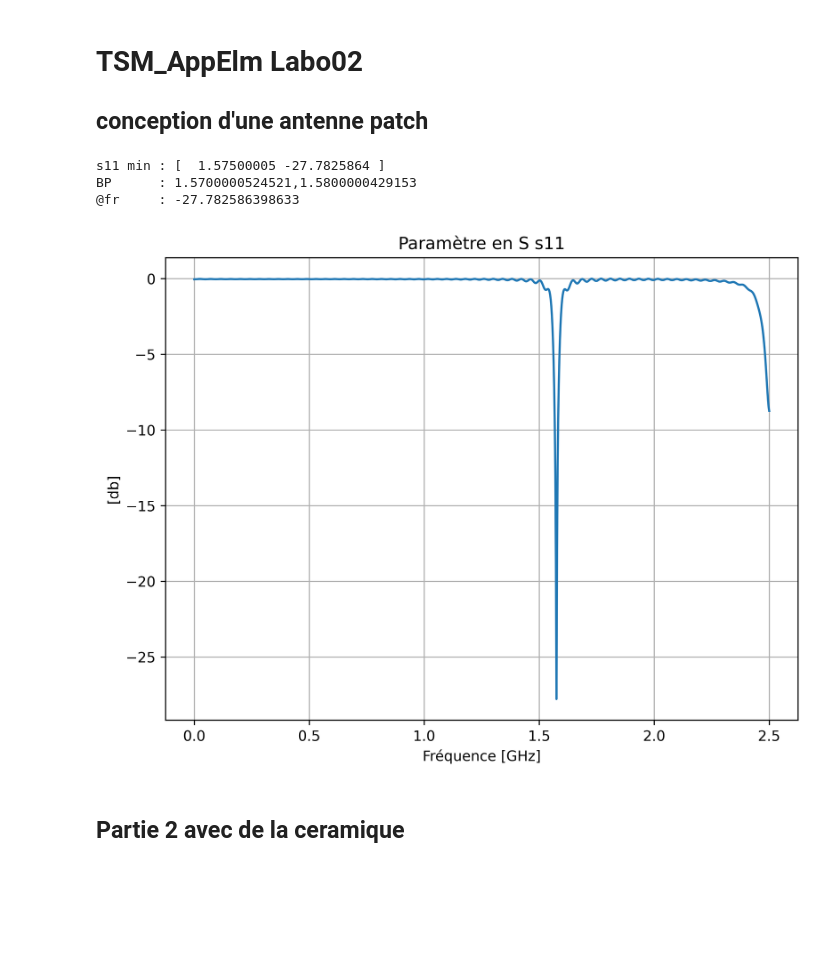
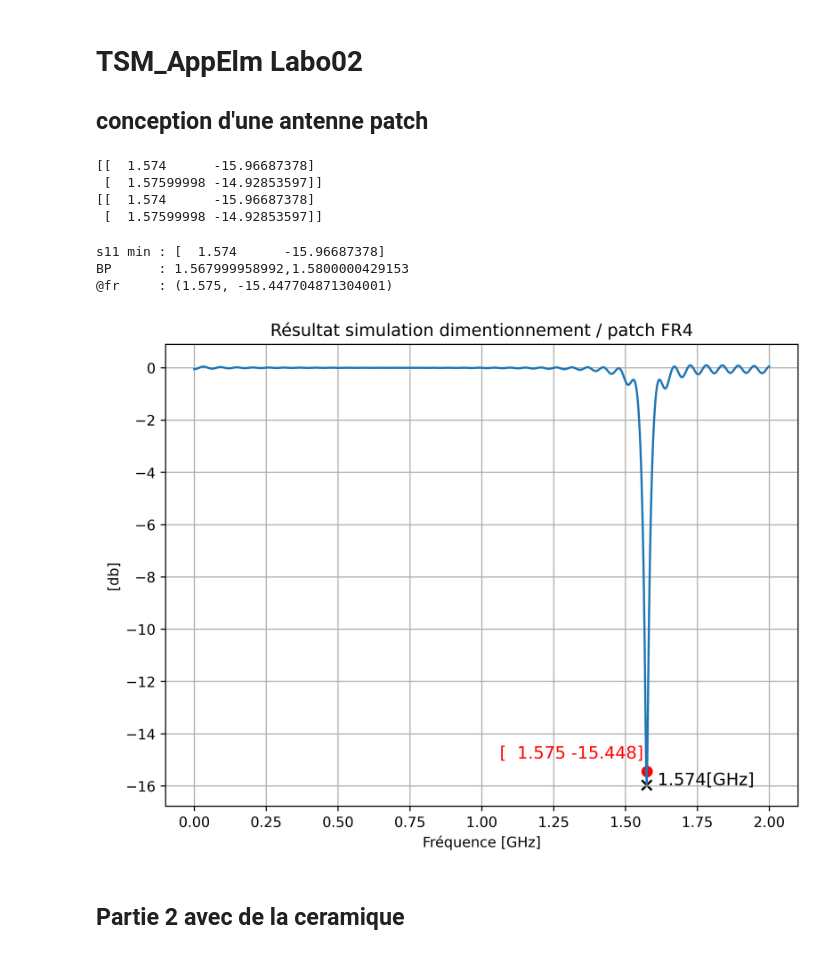
Before and after one commit to quentin-muller/TSMAppElm_Labo02, a Jupyter notebook: Results_patch/compareResult__v2.ipynb, the cells around one changed output. Drawn from its saved outputs; the diff is of its cells as text; code cells hidden in the pictures; blank space fills up the shorter version.

```diff
--- a/Results_patch/compareResult__v2.ipynb
+++ b/Results_patch/compareResult__v2.ipynb
@@ -40,20 +42,33 @@ class findParam:
 #dataFR4 = pd.read_csv('result_navigator.csv',sep=';')
 #dataFR4
 # %%
-S11_fr4 = np.genfromtxt('antennePatchFR4_OK.txt',delimiter='\t',skip_header=1)
+S11_fr4 = np.genfromtxt('patch_fr4_s11_ok.txt',delimiter='\t',skip_header=1)
+minval = findParam(S11_fr4, fres).findMin()
+resval = findParam(S11_fr4, fres, 0.001).findFreq()
+
 plt.figure(figsize=(8, 6), dpi=600)
 plt.plot(S11_fr4[:,0], S11_fr4[:,1])
+plt.scatter(*minval,s=50,marker='x',color='k')
+plt.text(*minval,"  "+str(np.round(minval[0],3))+"[GHz]",fontsize=12)
+
+plt.scatter(*resval,s=50,marker='o',color='r')
+plt.text(resval[0]-0.55,resval[1]+0.5,"  "+str(np.round(resval,3)),fontsize=12,color='r')
 plt.grid()
 plt.xlabel("Fréquence [GHz]")
 plt.ylabel("[db]")
-plt.title("Paramètre en S s11")
+plt.title("Résultat simulation dimentionnement / patch FR4")
+plt.savefig("../Figures/patch/patch_dim_fr4.png")
 
-findParam(S11_fr4, fres)
+findParam(S11_fr4, fres, 0.001)
 # %% [output]
-s11 min : [  1.57500005 -27.7825864 ]
-BP      : 1.5700000524521,1.5800000429153
-@fr     : -27.782586398633
+[[  1.574      -15.96687378]
+ [  1.57599998 -14.92853597]]
+[[  1.574      -15.96687378]
+ [  1.57599998 -14.92853597]]
+s11 min : [  1.574      -15.96687378]
+BP      : 1.567999958992,1.5800000429153
+@fr     : (1.575, -15.447704871304001)
-[figure, old version]
+[figure, new version]
 # %% [markdown]
 ## Partie 2 avec de la ceramique
 # %%
```
Also changed, not shown: parts of 4 cells of this notebook, 15 other files.
